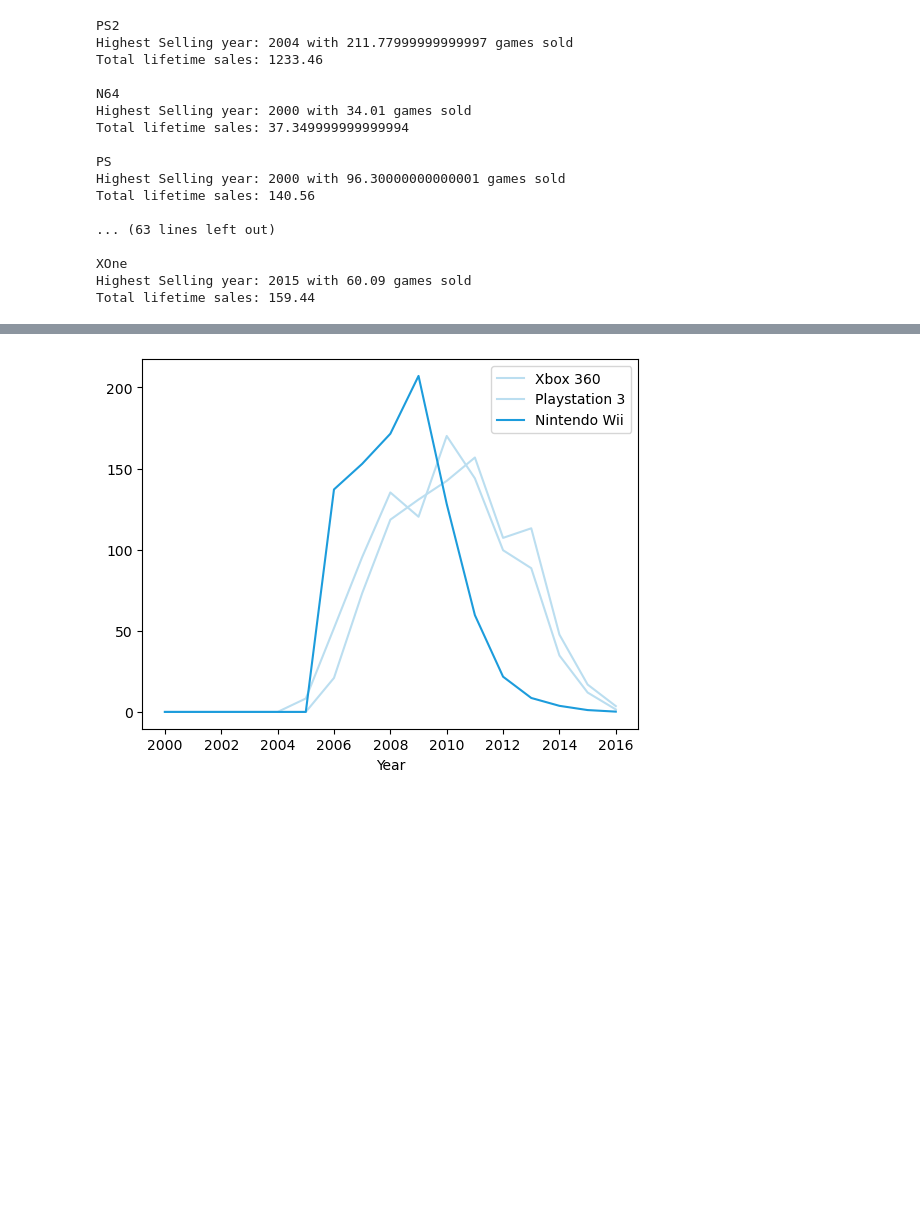
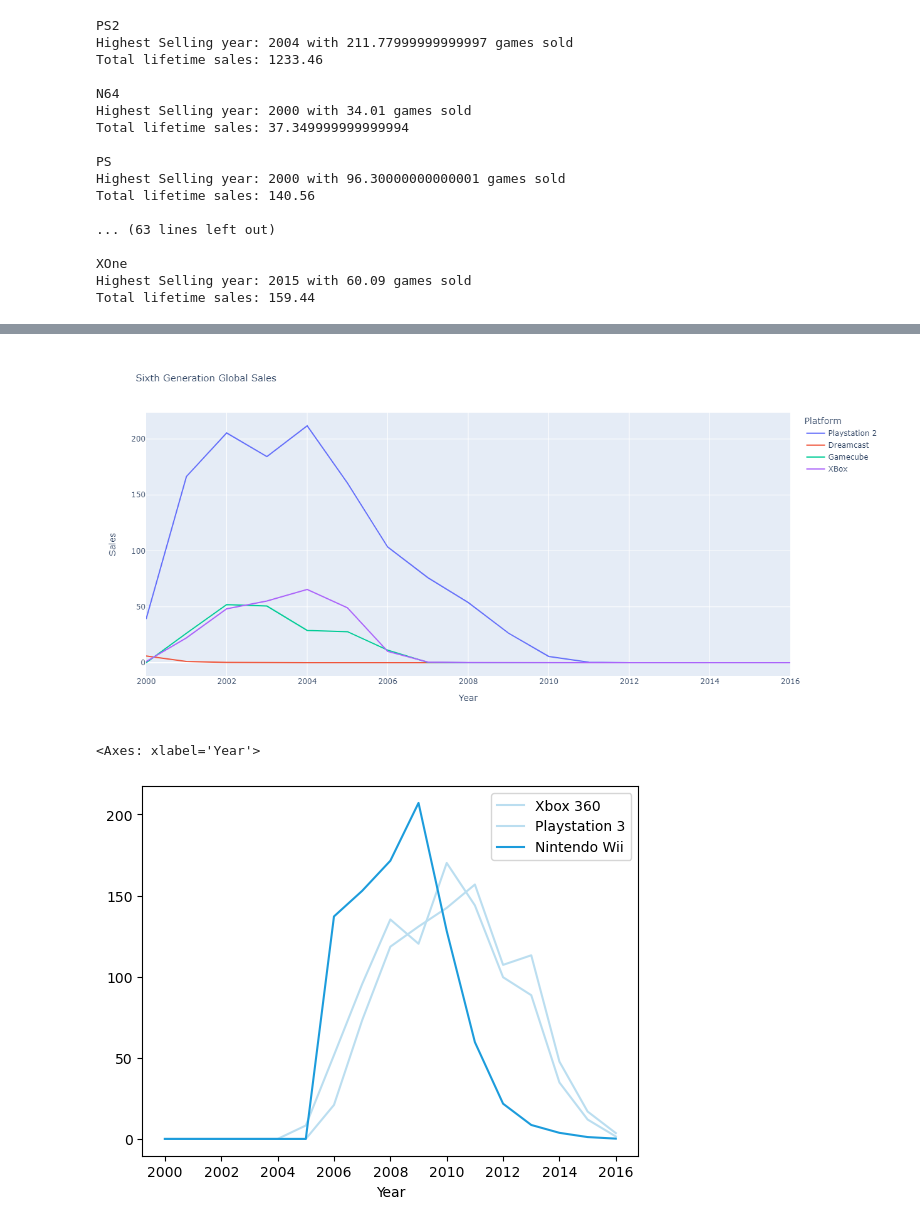
Before and after one commit to joey-october85/Project01_Team04, a Jupyter notebook: main.ipynb, the cells around one changed output, grey strips where cells are left out. Saved outputs shown, nothing was run; the diff lists cells and outputs as text; code cells hidden in the pictures; blank space fills up the shorter version.

```diff
--- a/main.ipynb
+++ b/main.ipynb
@@ -167,17 +194,20 @@ gensix_long_df.columns=['Platform','Year','Sales']
 # %%
+#dataframe for sixth gen devices
+gensix_long_df = gensix_df.unstack().reset_index()
+gensix_long_df.columns=['Platform','Year','Sales']
+
 #plotly graph for gen six
 fig = px.line(gensix_long_df, x="Year", y="Sales", color='Platform',title = "Sixth Generation Global Sales", height=600)
-fig.update_layout(title=dict(text="Sixth Generation Global Sales", font=dict(size=35)))
+fig.update_layout(title=dict(text="Sixth Generation Global Sales", font=dict(size=15)))
 fig.show()
+# %% [output]
+[figure, added]
 # %%
 ##plot linechart for seventh gen devices
 genseven_df = data_df[['X360', 'PS3', 'Wii']].copy()
 genseven_df.columns = ['Xbox 360', 'Playstation 3', 'Nintendo Wii']
 genseven_df.plot(color=['#BBDEF0','#BBDEF0','#1C9CDC'])
-
-#dataframe for seventh gen devices
-genseven_long_df = genseven_df.unstack().reset_index()
-genseven_long_df.columns=['Platform','Year','Sales']
 # %% [output]
+<Axes: xlabel='Year'>
 [figure]
 # %%
```
Also changed, not shown: parts of 13 cells of this notebook.
